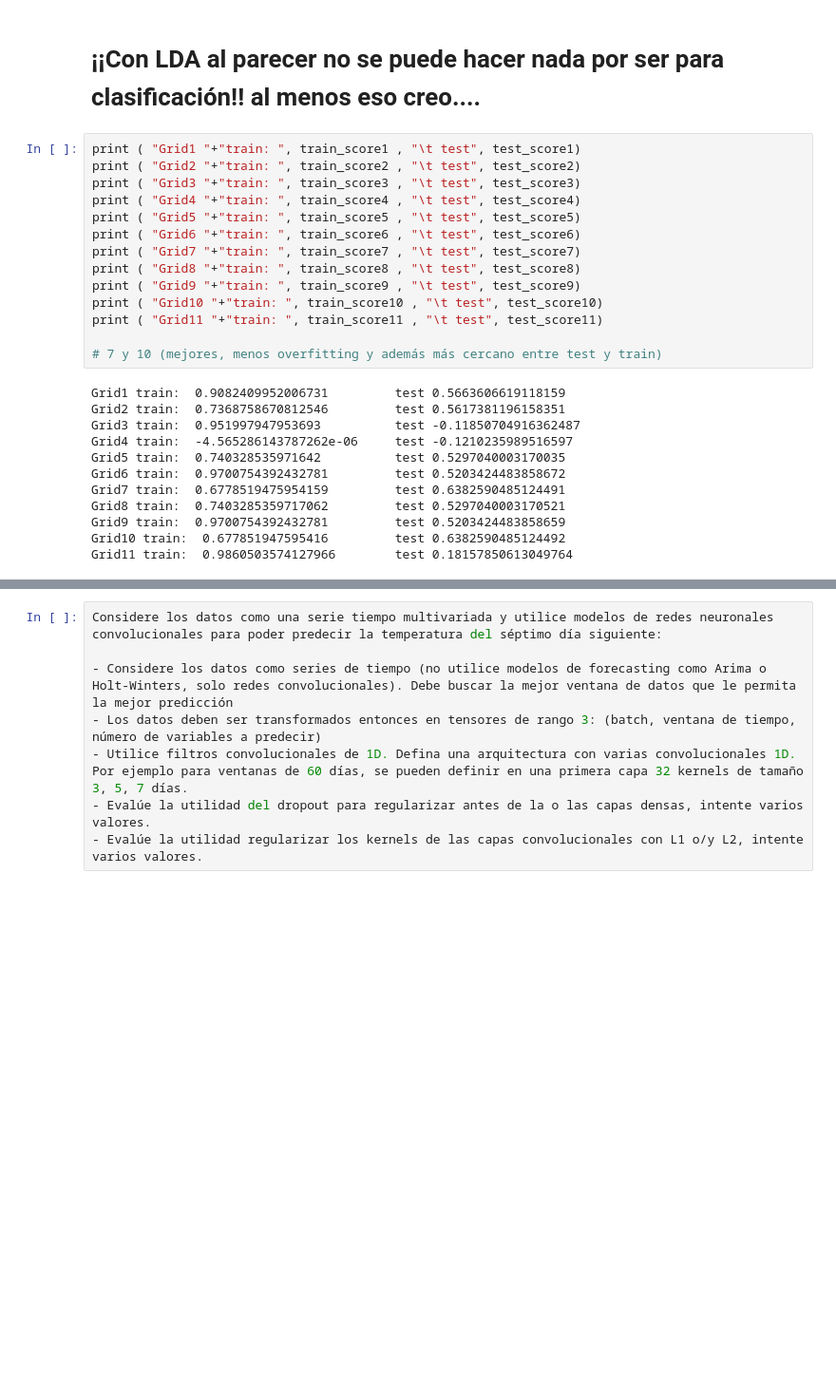
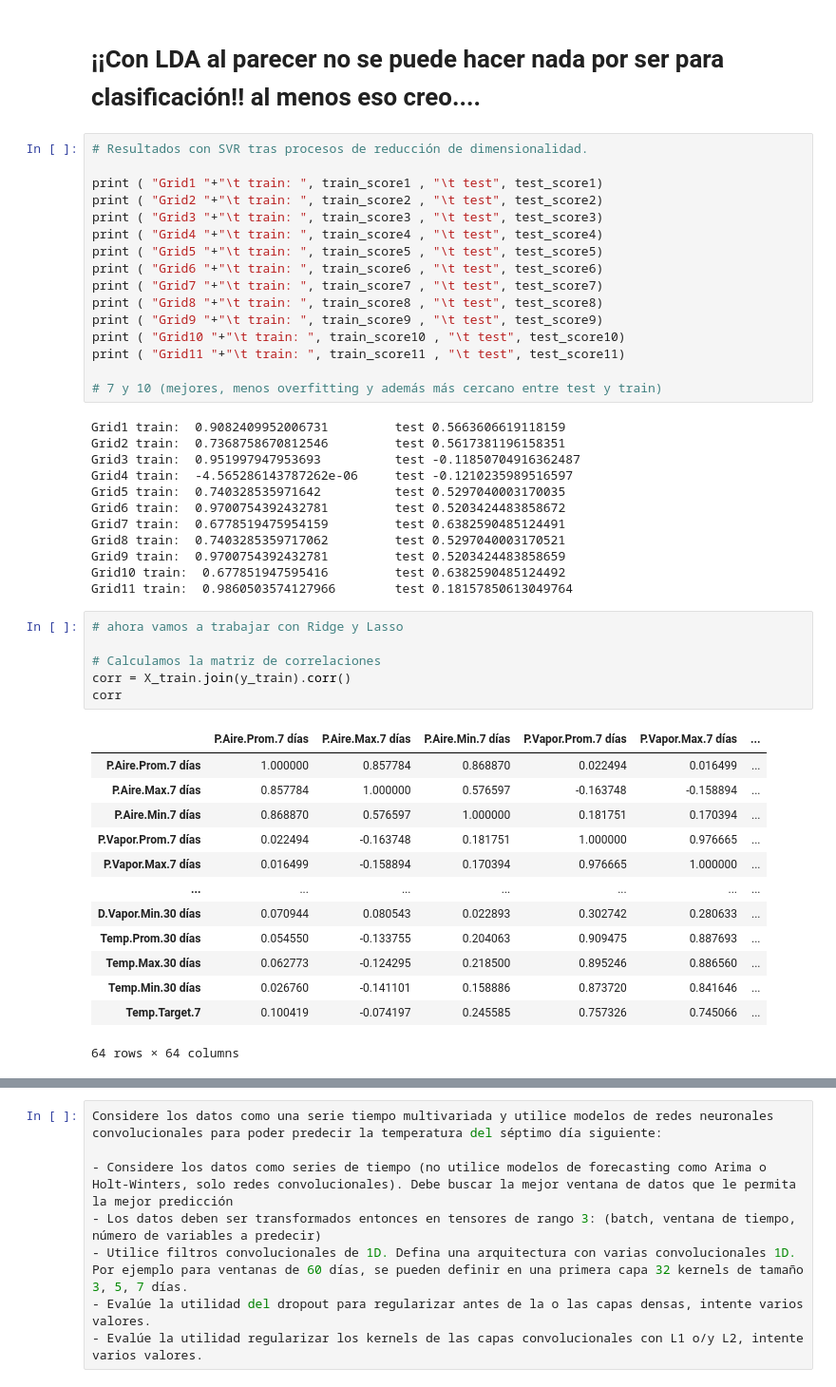
Before and after one commit to josemoncada87/tallerFDA2, a Jupyter notebook: Taller Fundamentos de Analítica de Datos II - Enunciado.ipynb, the cells around one changed output, grey strips where cells are left out. Shown at 95% size. Saved outputs shown, nothing was run; the diff lists cells and outputs as text; blank space fills up the shorter version.

```diff
--- a/Taller Fundamentos de Analítica de Datos II - Enunciado.ipynb
+++ b/Taller Fundamentos de Analítica de Datos II - Enunciado.ipynb
@@ -573,17 +571,19 @@ train:  0.9860503574127966 test 0.18157850613049764
 # %% [markdown]
 # ¡¡Con LDA al parecer no se puede hacer nada por ser para clasificación!! al menos eso creo....
 # %%
-print ( "Grid1 "+"train: ", train_score1 , "\t test", test_score1)
-print ( "Grid2 "+"train: ", train_score2 , "\t test", test_score2)
-print ( "Grid3 "+"train: ", train_score3 , "\t test", test_score3)
-print ( "Grid4 "+"train: ", train_score4 , "\t test", test_score4)
-print ( "Grid5 "+"train: ", train_score5 , "\t test", test_score5)
-print ( "Grid6 "+"train: ", train_score6 , "\t test", test_score6)
-print ( "Grid7 "+"train: ", train_score7 , "\t test", test_score7)
-print ( "Grid8 "+"train: ", train_score8 , "\t test", test_score8)
-print ( "Grid9 "+"train: ", train_score9 , "\t test", test_score9)
-print ( "Grid10 "+"train: ", train_score10 , "\t test", test_score10)
-print ( "Grid11 "+"train: ", train_score11 , "\t test", test_score11)
+# Resultados con SVR tras procesos de reducción de dimensionalidad.
+
+print ( "Grid1 "+"\t train: ", train_score1 , "\t test", test_score1)
+print ( "Grid2 "+"\t train: ", train_score2 , "\t test", test_score2)
+print ( "Grid3 "+"\t train: ", train_score3 , "\t test", test_score3)
+print ( "Grid4 "+"\t train: ", train_score4 , "\t test", test_score4)
+print ( "Grid5 "+"\t train: ", train_score5 , "\t test", test_score5)
+print ( "Grid6 "+"\t train: ", train_score6 , "\t test", test_score6)
+print ( "Grid7 "+"\t train: ", train_score7 , "\t test", test_score7)
+print ( "Grid8 "+"\t train: ", train_score8 , "\t test", test_score8)
+print ( "Grid9 "+"\t train: ", train_score9 , "\t test", test_score9)
+print ( "Grid10 "+"\t train: ", train_score10 , "\t test", test_score10)
+print ( "Grid11 "+"\t train: ", train_score11 , "\t test", test_score11)
 
 # 7 y 10 (mejores, menos overfitting y además más cercano entre test y train)
 # %% [output]
@@ -598,3 +598,23 @@ Grid8 train:  0.7403285359717062         test 0.5297040003170521
 Grid9 train:  0.9700754392432781         test 0.5203424483858659
 Grid10 train:  0.677851947595416         test 0.6382590485124492
 Grid11 train:  0.9860503574127966        test 0.18157850613049764
+# %%
+# ahora vamos a trabajar con Ridge y Lasso
+
+# Calculamos la matriz de correlaciones
+corr = X_train.join(y_train).corr()
+corr
+# %% [output]
+|  | P.Aire.Prom.7 días | P.Aire.Max.7 días | P.Aire.Min.7 días | P.Vapor.Prom.7 días | P.Vapor.Max.7 días | ... |
+| P.Aire.Prom.7 días | 1.000000 | 0.857784 | 0.868870 | 0.022494 | 0.016499 | ... |
+| P.Aire.Max.7 días | 0.857784 | 1.000000 | 0.576597 | -0.163748 | -0.158894 | ... |
+| P.Aire.Min.7 días | 0.868870 | 0.576597 | 1.000000 | 0.181751 | 0.170394 | ... |
+| P.Vapor.Prom.7 días | 0.022494 | -0.163748 | 0.181751 | 1.000000 | 0.976665 | ... |
+| P.Vapor.Max.7 días | 0.016499 | -0.158894 | 0.170394 | 0.976665 | 1.000000 | ... |
+| ... | ... | ... | ... | ... | ... | ... |
+| D.Vapor.Min.30 días | 0.070944 | 0.080543 | 0.022893 | 0.302742 | 0.280633 | ... |
+| Temp.Prom.30 días | 0.054550 | -0.133755 | 0.204063 | 0.909475 | 0.887693 | ... |
+| Temp.Max.30 días | 0.062773 | -0.124295 | 0.218500 | 0.895246 | 0.886560 | ... |
+| Temp.Min.30 días | 0.026760 | -0.141101 | 0.158886 | 0.873720 | 0.841646 | ... |
+| Temp.Target.7 | 0.100419 | -0.074197 | 0.245585 | 0.757326 | 0.745066 | ... |
+64 rows × 64 columns
```
Also changed, not shown: parts of 8 cells of this notebook.
